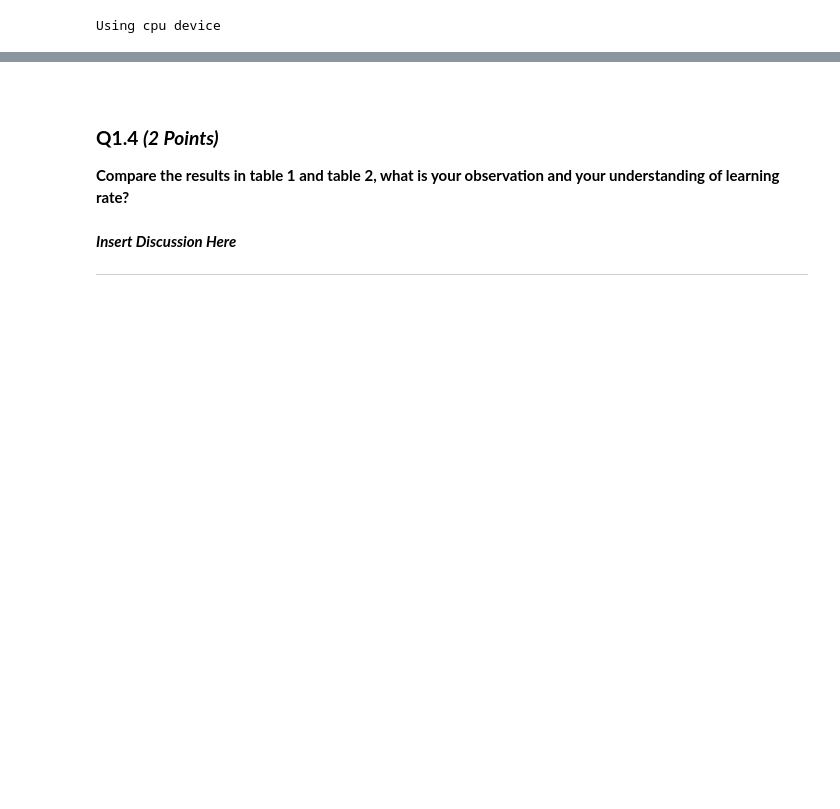
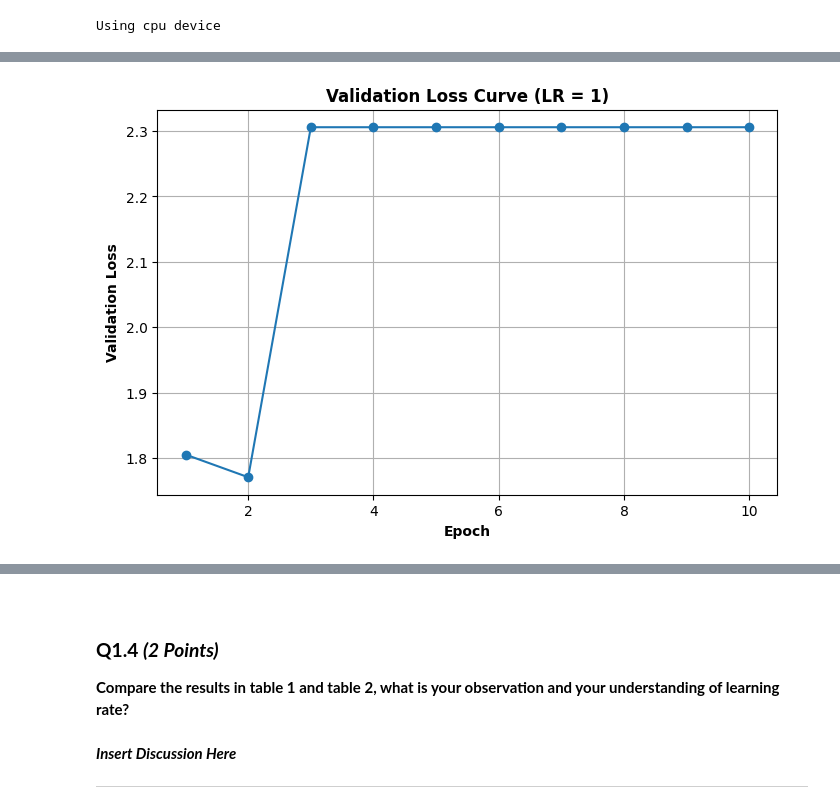
Before and after one commit to busatmd021/COMPUTER-VISION, a Jupyter notebook: Assignment3.ipynb, the cells around one changed output, grey strips where cells are left out. Saved outputs shown, nothing was run; the diff lists cells and outputs as text; code cells hidden in the pictures; blank space fills up the shorter version.

Commit message:
Running Training

```diff
--- a/Assignment3.ipynb
+++ b/Assignment3.ipynb
@@ -349,0 +158,6 @@ Done!
+# %%
+# Reset Model Weights and Parameters
+model = NeuralNetwork().to(device)
+
+# Train the Model for Learning Rate = 1
+val_loss = train_model(model, train_dataloader, test_dataloader, epochs = 10, lr = 1)
@@ -349,0 +182,5 @@ Done!
+# %%
+# Display the Loss Curve
+display_loss("Validation Loss Curve (LR = 1)", "Epoch", "Validation Loss", val_loss, epochs = 10)
+# %% [output]
+[figure, added]
```
Also changed, not shown: parts of 24 cells of this notebook, 1 other file.
